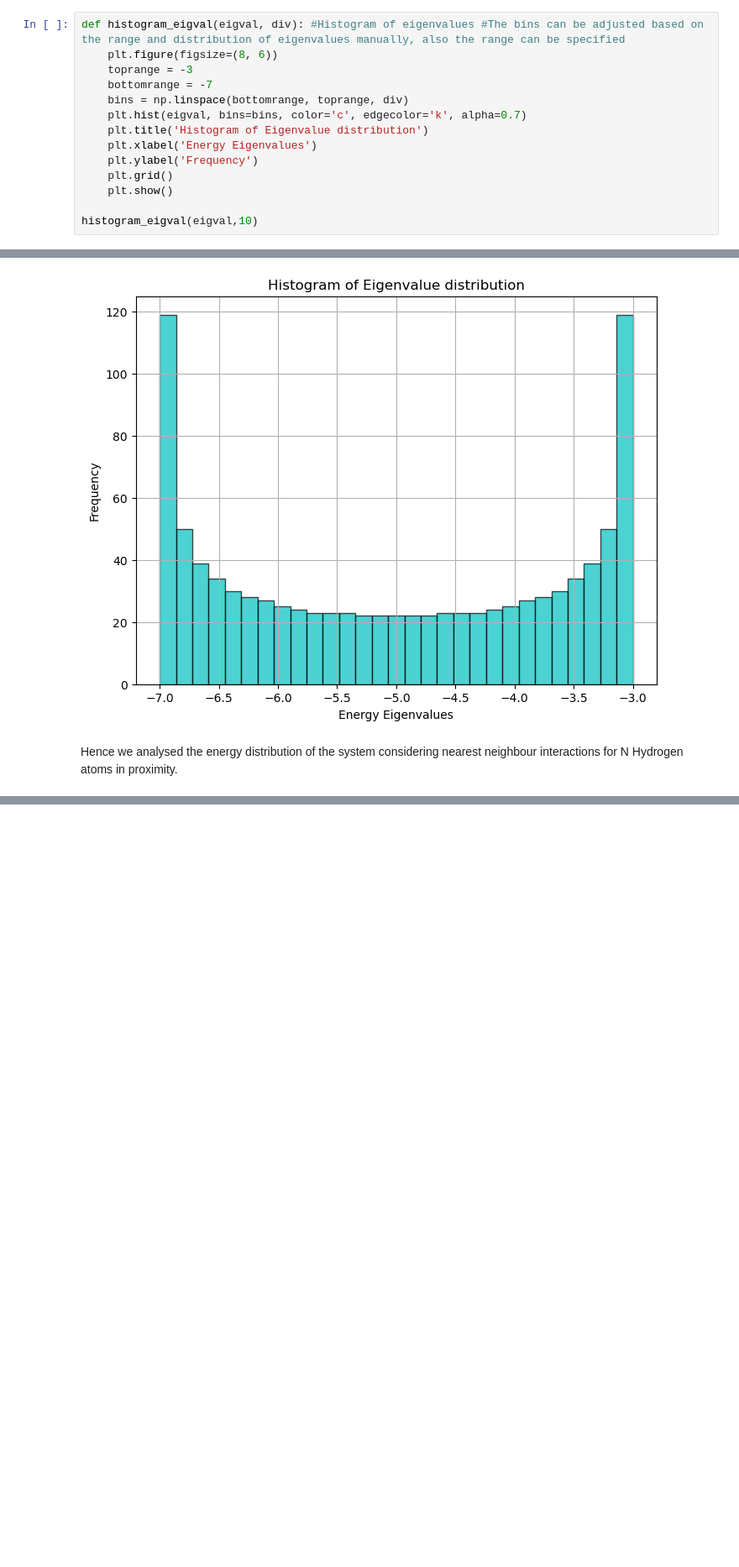
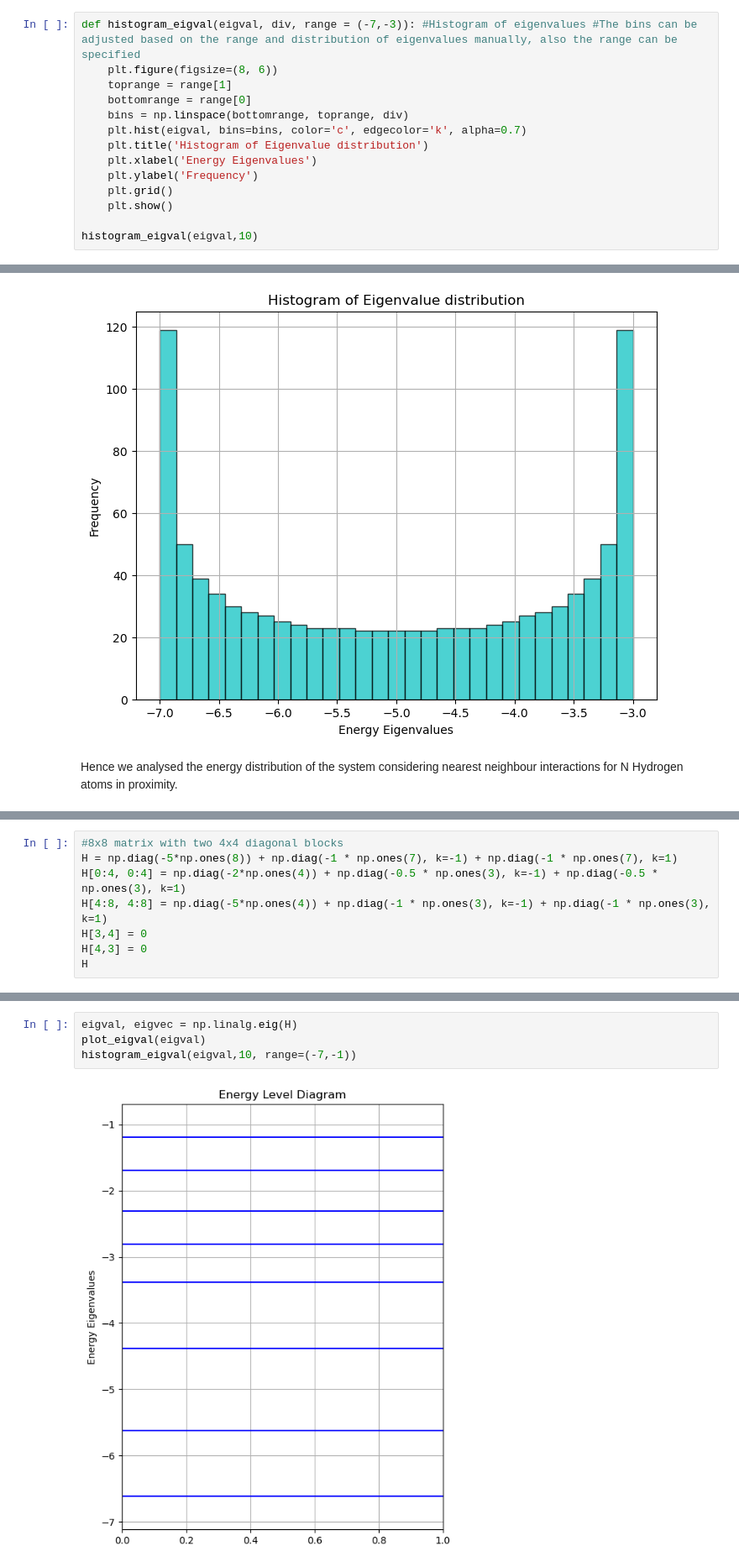
Before and after one commit to crimsonpane23/P306-Introduction-to-Condensed-Matter-Physics, a Jupyter notebook: Assignment - Eigenvalues distribution.ipynb, the cells around one changed output, grey strips where cells are left out. Shown at 84% size. Saved outputs shown, nothing was run; the diff lists cells and outputs as text; blank space fills up the shorter version.

```diff
--- a/Assignment - Eigenvalues distribution.ipynb
+++ b/Assignment - Eigenvalues distribution.ipynb
@@ -60,10 +60,10 @@ plot_eigval(eigval)
 # %% [output]
 [figure]
 # %%
-def histogram_eigval(eigval, div): #Histogram of eigenvalues #The bins can be adjusted based on the range and distribution of eigenvalues manually, also the range can be specified
+def histogram_eigval(eigval, div, range = (-7,-3)): #Histogram of eigenvalues #The bins can be adjusted based on the range and distribution of eigenvalues manually, also the range can be specified
     plt.figure(figsize=(8, 6))
-    toprange = -3
-    bottomrange = -7
+    toprange = range[1]
+    bottomrange = range[0]
     bins = np.linspace(bottomrange, toprange, div)
     plt.hist(eigval, bins=bins, color='c', edgecolor='k', alpha=0.7)
     plt.title('Histogram of Eigenvalue distribution')
@@ -126,0 +145,8 @@ Hence we analysed the energy distribution of the system considering nearest neig
+# %%
+#8x8 matrix with two 4x4 diagonal blocks
+H = np.diag(-5*np.ones(8)) + np.diag(-1 * np.ones(7), k=-1) + np.diag(-1 * np.ones(7), k=1)
+H[0:4, 0:4] = np.diag(-2*np.ones(4)) + np.diag(-0.5 * np.ones(3), k=-1) + np.diag(-0.5 * np.ones(3), k=1)
+H[4:8, 4:8] = np.diag(-5*np.ones(4)) + np.diag(-1 * np.ones(3), k=-1) + np.diag(-1 * np.ones(3), k=1)
+H[3,4] = 0
+H[4,3] = 0
+H
@@ -126,0 +162,6 @@ Hence we analysed the energy distribution of the system considering nearest neig
+# %%
+eigval, eigvec = np.linalg.eig(H)
+plot_eigval(eigval)
+histogram_eigval(eigval,10, range=(-7,-1))
+# %% [output]
+[figure, added]
```
Also changed, not shown: parts of 18 cells of this notebook.
